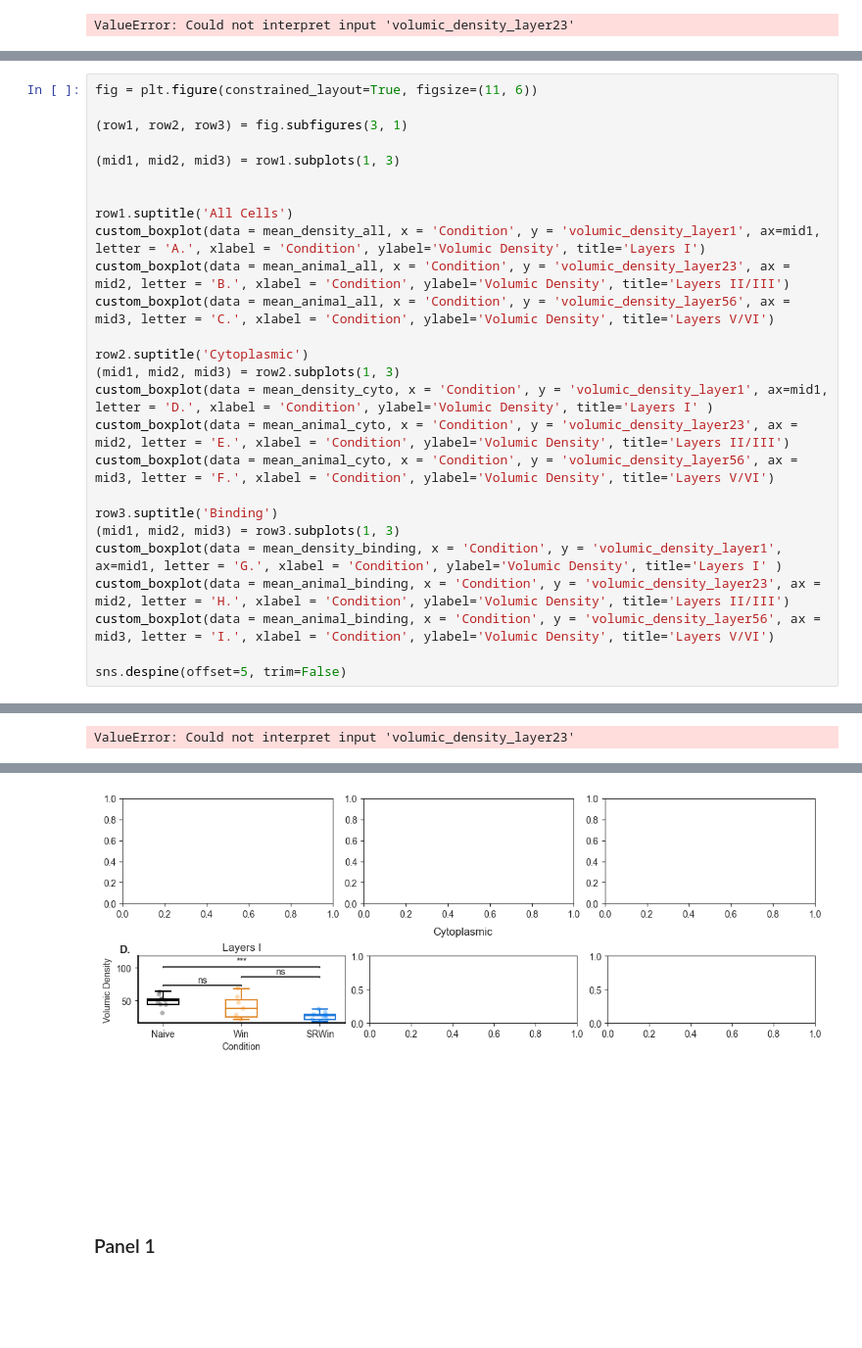
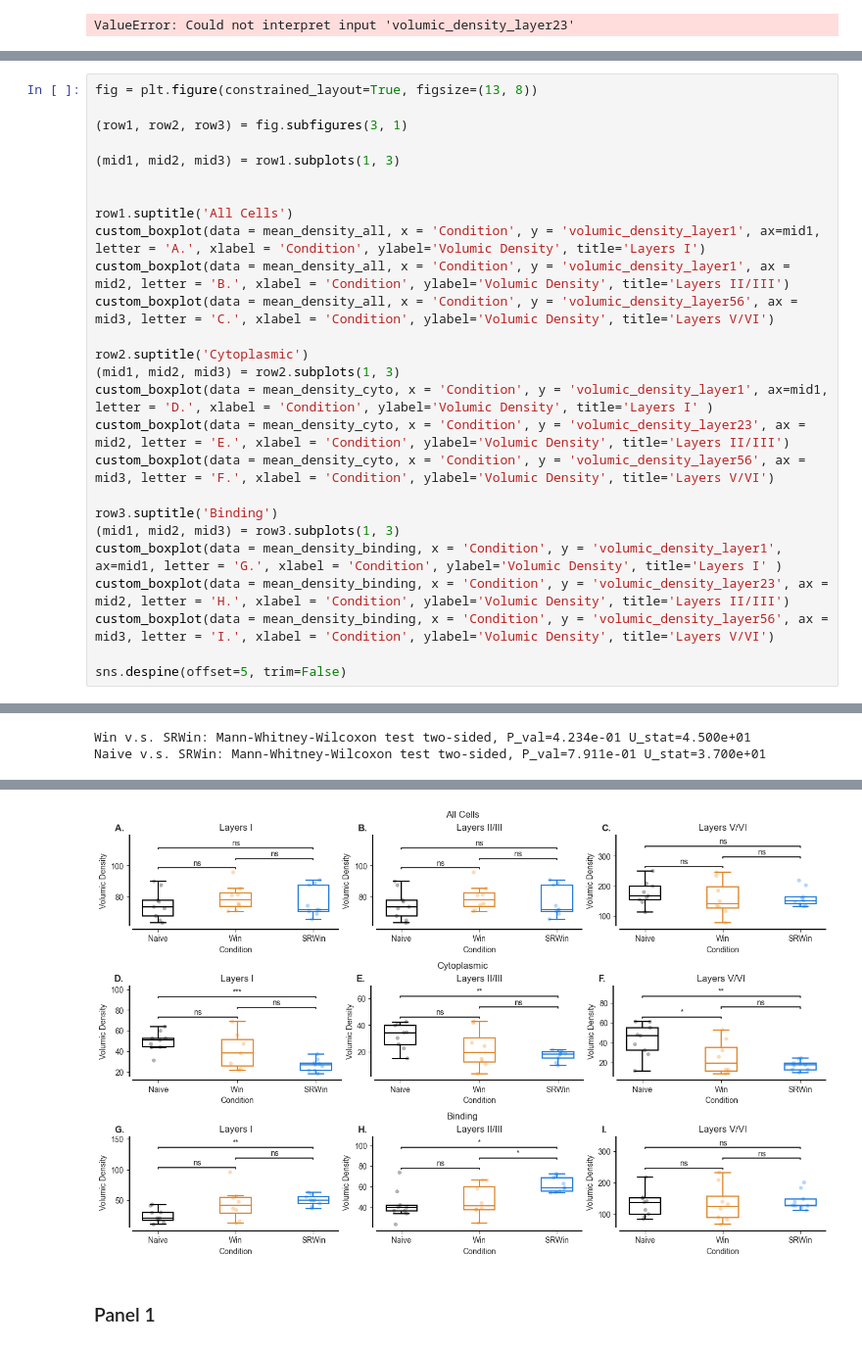
Before and after one commit to ChavisManzoniLab/MarsCell, a Jupyter notebook: plots_paper copy.ipynb, the cells around one changed output, grey strips where cells are left out. Shown at 98% size. Drawn from its saved outputs; the diff is of its cells as text; blank space fills up the shorter version.

```diff
--- a/plots_paper copy.ipynb
+++ b/plots_paper copy.ipynb
@@ -525,5 +551,5 @@ ValueError: Could not interpret input 'volumic_density_layer23'
 # %%
-fig = plt.figure(constrained_layout=True, figsize=(11, 6))
+fig = plt.figure(constrained_layout=True, figsize=(13, 8))
 
 (row1, row2, row3) = fig.subfigures(3, 1)
 
@@ -532,20 +558,20 @@ fig = plt.figure(constrained_layout=True, figsize=(11, 6))
 
 row1.suptitle('All Cells')
 custom_boxplot(data = mean_density_all, x = 'Condition', y = 'volumic_density_layer1', ax=mid1, letter = 'A.', xlabel = 'Condition', ylabel='Volumic Density', title='Layers I')
-custom_boxplot(data = mean_animal_all, x = 'Condition', y = 'volumic_density_layer23', ax = mid2, letter = 'B.', xlabel = 'Condition', ylabel='Volumic Density', title='Layers II/III')
-custom_boxplot(data = mean_animal_all, x = 'Condition', y = 'volumic_density_layer56', ax = mid3, letter = 'C.', xlabel = 'Condition', ylabel='Volumic Density', title='Layers V/VI')
+custom_boxplot(data = mean_density_all, x = 'Condition', y = 'volumic_density_layer1', ax = mid2, letter = 'B.', xlabel = 'Condition', ylabel='Volumic Density', title='Layers II/III')
+custom_boxplot(data = mean_density_all, x = 'Condition', y = 'volumic_density_layer56', ax = mid3, letter = 'C.', xlabel = 'Condition', ylabel='Volumic Density', title='Layers V/VI')
 
 row2.suptitle('Cytoplasmic')
 (mid1, mid2, mid3) = row2.subplots(1, 3)
 custom_boxplot(data = mean_density_cyto, x = 'Condition', y = 'volumic_density_layer1', ax=mid1, letter = 'D.', xlabel = 'Condition', ylabel='Volumic Density', title='Layers I' )
-custom_boxplot(data = mean_animal_cyto, x = 'Condition', y = 'volumic_density_layer23', ax = mid2, letter = 'E.', xlabel = 'Condition', ylabel='Volumic Density', title='Layers II/III')
-custom_boxplot(data = mean_animal_cyto, x = 'Condition', y = 'volumic_density_layer56', ax = mid3, letter = 'F.', xlabel = 'Condition', ylabel='Volumic Density', title='Layers V/VI')
+custom_boxplot(data = mean_density_cyto, x = 'Condition', y = 'volumic_density_layer23', ax = mid2, letter = 'E.', xlabel = 'Condition', ylabel='Volumic Density', title='Layers II/III')
+custom_boxplot(data = mean_density_cyto, x = 'Condition', y = 'volumic_density_layer56', ax = mid3, letter = 'F.', xlabel = 'Condition', ylabel='Volumic Density', title='Layers V/VI')
 
 row3.suptitle('Binding')
 (mid1, mid2, mid3) = row3.subplots(1, 3)
 custom_boxplot(data = mean_density_binding, x = 'Condition', y = 'volumic_density_layer1', ax=mid1, letter = 'G.', xlabel = 'Condition', ylabel='Volumic Density', title='Layers I' )
-custom_boxplot(data = mean_animal_binding, x = 'Condition', y = 'volumic_density_layer23', ax = mid2, letter = 'H.', xlabel = 'Condition', ylabel='Volumic Density', title='Layers II/III')
-custom_boxplot(data = mean_animal_binding, x = 'Condition', y = 'volumic_density_layer56', ax = mid3, letter = 'I.', xlabel = 'Condition', ylabel='Volumic Density', title='Layers V/VI')
+custom_boxplot(data = mean_density_binding, x = 'Condition', y = 'volumic_density_layer23', ax = mid2, letter = 'H.', xlabel = 'Condition', ylabel='Volumic Density', title='Layers II/III')
+custom_boxplot(data = mean_density_binding, x = 'Condition', y = 'volumic_density_layer56', ax = mid3, letter = 'I.', xlabel = 'Condition', ylabel='Volumic Density', title='Layers V/VI')
 
 sns.despine(offset=5, trim=False)
 # %% [output]
@@ -562 +596,2 @@ Naive v.s. SRWin: Mann-Whitney-Wilcoxon test two-sided, P_val=7.923e-04 U_stat=7
-ValueError: Could not interpret input 'volumic_density_layer23'
+Win v.s. SRWin: Mann-Whitney-Wilcoxon test two-sided, P_val=4.234e-01 U_stat=4.500e+01
+Naive v.s. SRWin: Mann-Whitney-Wilcoxon test two-sided, P_val=7.911e-01 U_stat=3.700e+01
@@ -563,4 +668,4 @@ ValueError: Could not interpret input 'volumic_density_layer23'
-[figure, old version]
+[figure, new version]
 # %% [markdown]
 ### Panel 1
 # %%
```
Also changed, not shown: parts of 10 cells of this notebook, 2 other files.
